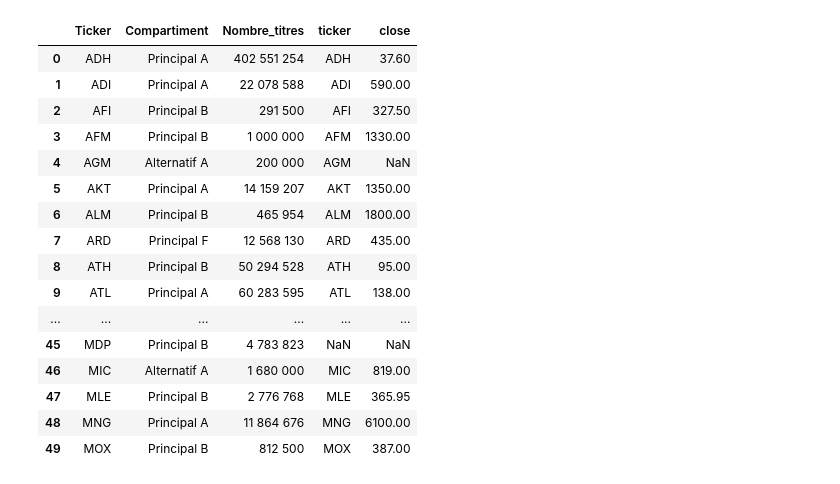
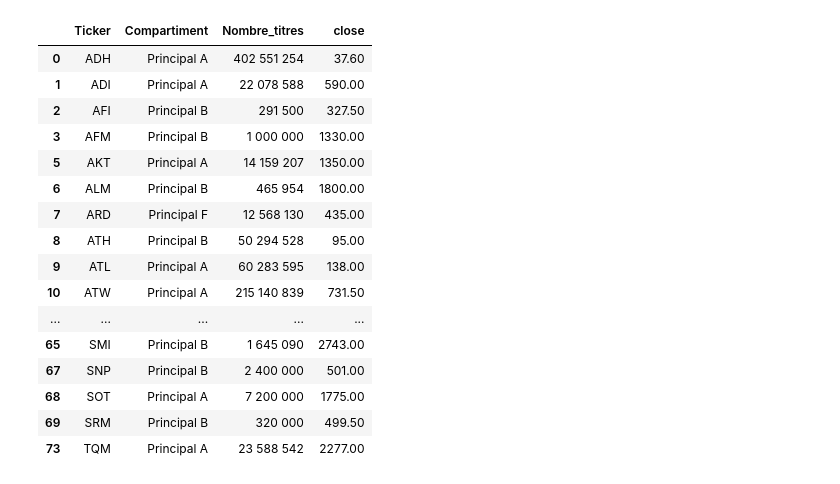
Before and after one commit to alSheiye5h/Morocco-All_Shares-Index, a Jupyter notebook: 001_MASI.ipynb, the cells around one changed output. Saved outputs shown, nothing was run; the diff lists cells and outputs as text; code cells hidden in the pictures.

```diff
--- a/001_MASI.ipynb
+++ b/001_MASI.ipynb
@@ -54,6 +50,10 @@ start_date = end_date - timedelta(days=1)
 
 names = stocks['Ticker'].apply(lambda x: name_from_ticker(x))
 
-data = cbs.loadmany(list(names), start=start_date.isoformat(), end=end_date.isoformat(), method="cloudscraper")
-data
+full_data, latest_prices = cbs.loadmany(
+    list(names),
+    start=start_date.isoformat(),
+    end=end_date.isoformat(),
+    method="cloudscraper"
+)
 # %% [output]
@@ -94,34 +77,11 @@ Successfully processed data for ADDOHA
 # %%
-
-
-stocks = stocks.merge(
-    data[['ticker', 'value']].rename(columns={'value': 'close'}),
+stocks_all = stocks.merge(
+    latest_prices.rename('close').reset_index(),
     left_on='Ticker',
     right_on='ticker',
     how='left'
-)
+).drop('ticker', axis=1)
 
-stocks
-
-
-
-# try:
-#     # Get only the most recent day (latest price)
-#     end_date = datetime.today().date()
-#     start_date = end_date - timedelta(days=1)  # Just get yesterday and today
-
-#     print(f"Fetching latest price data: {start_date} to {end_date}")
-
-#     data = cbs.load_data('Addoha', start=start_date.isoformat(), end=end_date.isoformat(), method="cloudscraper")
-
-#     if data is not None and hasattr(data, 'shape') and data.shape[0] > 0:
-#         print("✅ Success! Data shape:", data.shape)
-
-#     else:
-#         print("❌ No data retrieved or empty dataset")
-
-# except Exception as e:
-#     print(f"Error: {e}")
-
-# data
+stock_nan = stocks_all[stocks_all['close'].isna()]
+stock_filtred = stocks_all.dropna(subset='close')
 # %% [output]
@@ -128,17 +105,17 @@ stocks
-|  | Ticker | Compartiment | Nombre_titres | ticker | close |
-| 0 | ADH | Principal A | 402 551 254 | ADH | 37.60 |
-| 1 | ADI | Principal A | 22 078 588 | ADI | 590.00 |
-| 2 | AFI | Principal B | 291 500 | AFI | 327.50 |
-| 3 | AFM | Principal B | 1 000 000 | AFM | 1330.00 |
-| 4 | AGM | Alternatif A | 200 000 | AGM | NaN |
-| 5 | AKT | Principal A | 14 159 207 | AKT | 1350.00 |
-| 6 | ALM | Principal B | 465 954 | ALM | 1800.00 |
-| 7 | ARD | Principal F | 12 568 130 | ARD | 435.00 |
-| 8 | ATH | Principal B | 50 294 528 | ATH | 95.00 |
-| 9 | ATL | Principal A | 60 283 595 | ATL | 138.00 |
-| ... | ... | ... | ... | ... | ... |
-| 45 | MDP | Principal B | 4 783 823 | NaN | NaN |
-| 46 | MIC | Alternatif A | 1 680 000 | MIC | 819.00 |
-| 47 | MLE | Principal B | 2 776 768 | MLE | 365.95 |
-| 48 | MNG | Principal A | 11 864 676 | MNG | 6100.00 |
-| 49 | MOX | Principal B | 812 500 | MOX | 387.00 |
+|  | Ticker | Compartiment | Nombre_titres | close |
+| 0 | ADH | Principal A | 402 551 254 | 37.60 |
+| 1 | ADI | Principal A | 22 078 588 | 590.00 |
+| 2 | AFI | Principal B | 291 500 | 327.50 |
+| 3 | AFM | Principal B | 1 000 000 | 1330.00 |
+| 5 | AKT | Principal A | 14 159 207 | 1350.00 |
+| 6 | ALM | Principal B | 465 954 | 1800.00 |
+| 7 | ARD | Principal F | 12 568 130 | 435.00 |
+| 8 | ATH | Principal B | 50 294 528 | 95.00 |
+| 9 | ATL | Principal A | 60 283 595 | 138.00 |
+| 10 | ATW | Principal A | 215 140 839 | 731.50 |
+| ... | ... | ... | ... | ... |
+| 65 | SMI | Principal B | 1 645 090 | 2743.00 |
+| 67 | SNP | Principal B | 2 400 000 | 501.00 |
+| 68 | SOT | Principal A | 7 200 000 | 1775.00 |
+| 69 | SRM | Principal B | 320 000 | 499.50 |
+| 73 | TQM | Principal A | 23 588 542 | 2277.00 |
```
Also changed, not shown: parts of 6 cells of this notebook, 1 other file.
